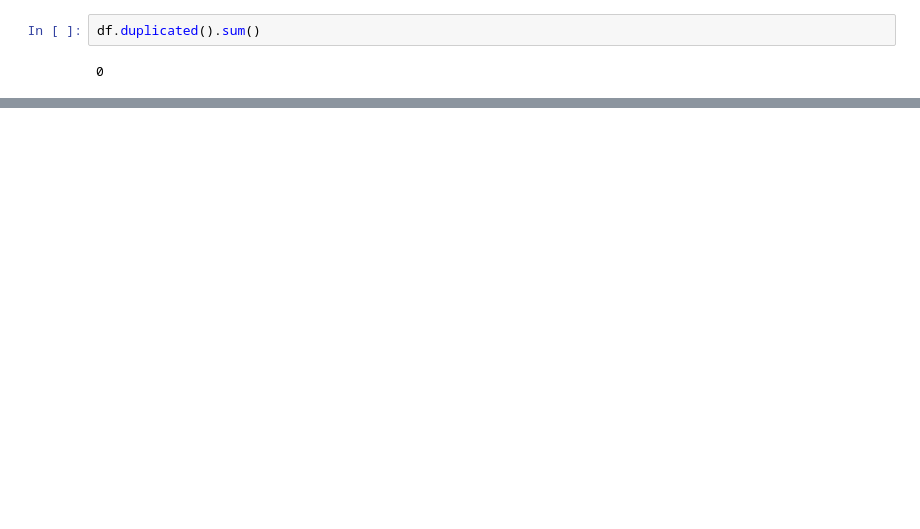
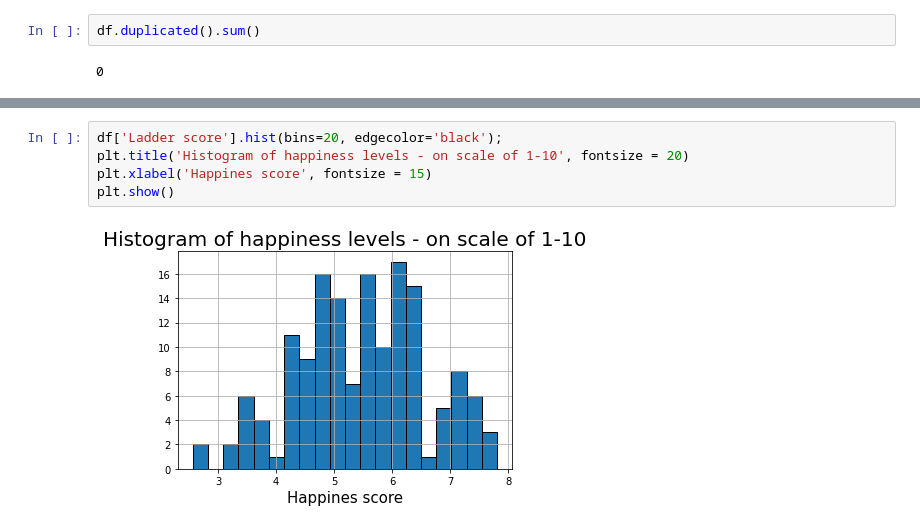
Before and after one commit to ivnizhnik/Data_Science_Project_A, a Jupyter notebook: WorldHappinessReport.ipynb, the cells around one changed output, grey strips where cells are left out. Saved outputs shown, nothing was run; the diff lists cells and outputs as text; blank space fills up the shorter version.

```diff
--- a/WorldHappinessReport.ipynb
+++ b/WorldHappinessReport.ipynb
@@ -101,0 +137,7 @@ df.duplicated().sum()
+# %%
+df['Ladder score'].hist(bins=20, edgecolor='black');
+plt.title('Histogram of happiness levels - on scale of 1-10', fontsize = 20)
+plt.xlabel('Happines score', fontsize = 15)
+plt.show()
+# %% [output]
+[figure, added]
```
Also changed, not shown: parts of 21 cells of this notebook.
